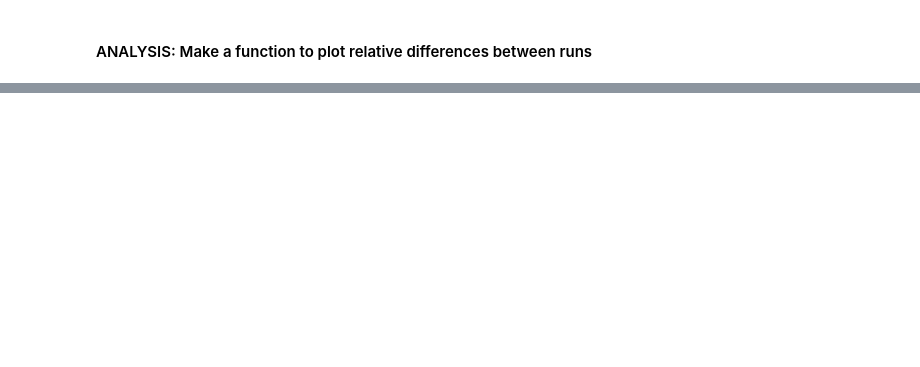
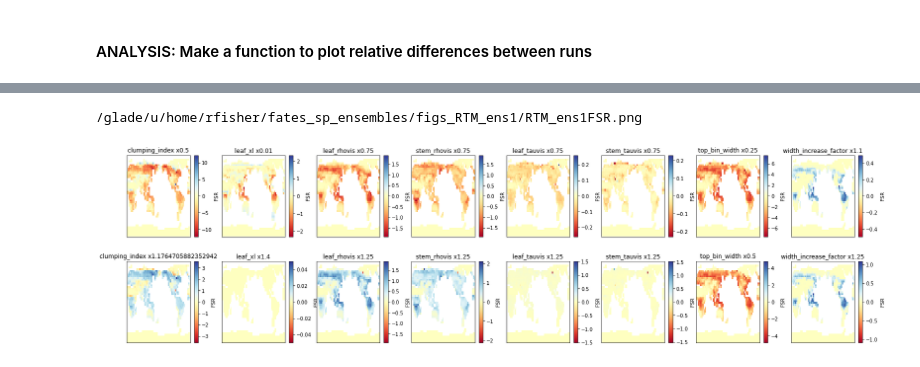
Before and after one commit to adrifoster/fates-global-cal, a Jupyter notebook: jupyter_ppe_scripts/generic_ensemble_script.ipynb, the cells around one changed output, grey strips where cells are left out. Drawn from its saved outputs; the diff is of its cells as text; code cells hidden in the pictures; blank space fills up the shorter version.

Commit message:
added albedo 2D ensemble notebook and figures

```diff
--- a/jupyter_ppe_scripts/generic_ensemble_script.ipynb
+++ b/jupyter_ppe_scripts/generic_ensemble_script.ipynb
@@ -532,6 +510,6 @@ vars=['FATES_GPP','FSR','SABV','SABG','lat','lon','time']
 # %% [markdown]
  #### ANALYSIS: Make output figure directory
 # %%
-figpath = (notebookdr+ 'figs_'+ens_directory)
+figpath = (notebookdr+'/'+ 'figs_'+ens_directory+'/')
 make_directory(figpath)
 # %% [output]
@@ -539,10 +517,10 @@ dir exists:/glade/u/home/rfisher/fates_sp_ensemblesfigs_RTM_ens1
 # %% [markdown]
 ####  ANALYSIS: Make a single data structure for the ensemble
 # %%
-ychoose=2003
+ychoose=2000
 print(output_dir)
 if doanalysis ==1:
-    debug=0
+    debug=1
     hstring='.clm2.h0.'
     vs=range(0,ncases+1)
     count=1
@@ -554,7 +532,7 @@ if doanalysis ==1:
         os.listdir(output_dir + '/archive')
         arc = output_dir + 'archive/' + run + '/lnd/hist/'
         hpath = arc
-        tfile = run+hstring+str(ychoose)+'-01.nc'
+        tfile = run+hstring+str(ychoose)+'-06.nc'
         if(os.path.isdir(hpath)):
             #print('is archive')
             if(os.path.isfile(hpath+tfile)):
@@ -572,11 +550,11 @@ if doanalysis ==1:
                     print('no file in  rundir',hpath+tfile)
             else:
                 print('no  rundir',hpath)
-        if debug == 1 :print(hpath)
-        allvars=list(xr.open_dataset(hpath +run+hstring+str(ychoose)+'-01.nc', decode_times=False).variables)
+
+        allvars=list(xr.open_dataset(hpath+tfile, decode_times=False).variables)
         dropvars=list(set(allvars) - set(vars)) #thanks to Ben for figuring this part out :)
-        print('file'+str(i)+' ='+hpath +run+hstring+str(ychoose)+'-01.nc')
-        tmp=xr.open_mfdataset(arc +run+hstring+str(ychoose)+'*', decode_times=False, drop_variables=dropvars)
+        print('file'+str(i)+' ='+hpath+tfile)
+        tmp=xr.open_mfdataset(hpath+tfile, decode_times=False, drop_variables=dropvars)
 
         if i==0:
             dsc = tmp
@@ -600,9 +593,12 @@ NameError: name 'dsc' is not defined
 # %% [markdown]
 ####  ANALYSIS:  Make a function to plot relative differences between runs
 # %%
-def make_diff_figure(dsc,v,rel,conv,ncases,parameter_list):
+def make_diff_figure(dsc,v,rel,conv,ncases,pmode,parameter_list):
     fig = plt.figure()
-    plt.rcParams['figure.figsize'] = [27,7]
+    if(pmode == 1):
+        plt.rcParams['figure.figsize'] = [27,7]
+    if(pmode == 2):
+        plt.rcParams['figure.figsize'] = [17,7]
     fig.subplots_adjust(hspace=0.3, wspace=0.2)
     vs=range(1,ncases+1)
     nrow=2
@@ -622,12 +618,22 @@ def make_diff_figure(dsc,v,rel,conv,ncases,parameter_list):
 
         ax.get_xaxis().set_visible(False)
         ax.get_yaxis().set_visible(False)
-        if((count+1) % 2==0):
-            ex=' x'+str(min_delta[p])
-        else:
-            ex=' x'+str(max_delta[p])
-        ax.set_title(str(parameter_label[(((count+1) // 2))-1]+ex))
+        if(pmode == 1):
+            if((count+1) % 2==0):
+                ex=' x'+str(min_delta[p])
+            else:
+                ex=' x'+str(max_delta[p])
+            ax.set_title(str(parameter_label[(((count+1) // 2))-1]+ex))
+
+        if(pmode == 2):
+            ex = ' x'+str(pvalue[i])
+            ax.set_title(str(parameter_label[0]+ex))
+            #plt1.set_clim(-3,3)
+
         count=count+1
         fig.canvas.draw()
        # time.sleep(1)
+        figname = figpath+ens_directory+vars[v]+'.png'
+    print(figname)
+    plt.savefig(figname)
 # %%
@@ -635,5 +644,8 @@ make_diff_figure(dsc,0,rel,3600*365*24,ncases,parameter_list)
 # %%
 conv=1
-make_diff_figure(dsc,1,rel,conv,ncases,parameter_list)
+make_diff_figure(dsc,1,rel,conv,ncases,pmode,parameter_list)
+# %% [output]
+/glade/u/home/rfisher/fates_sp_ensembles/figs_RTM_ens1/RTM_ens1FSR.png
+[figure, added]
 # %%
 conv=1
```
Also changed, not shown: parts of 22 cells of this notebook, 8 other files.
